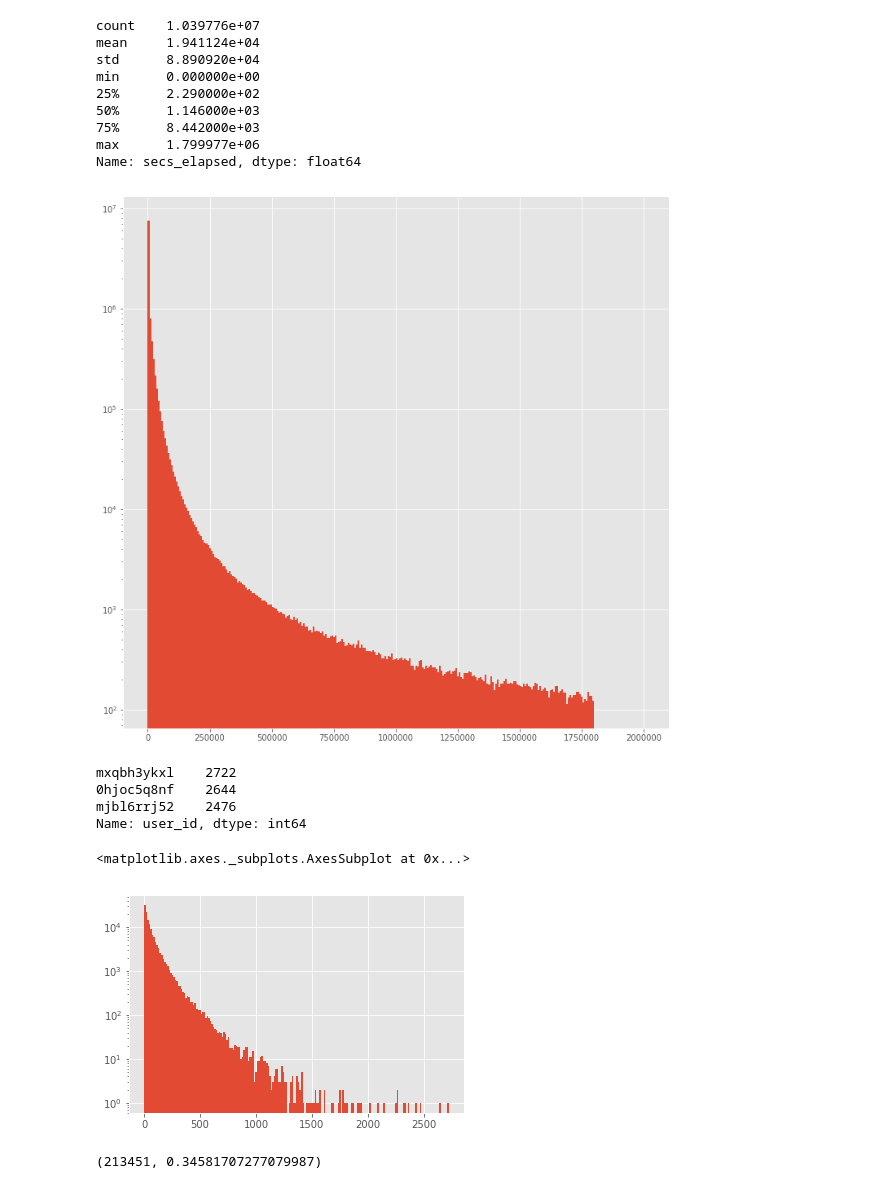
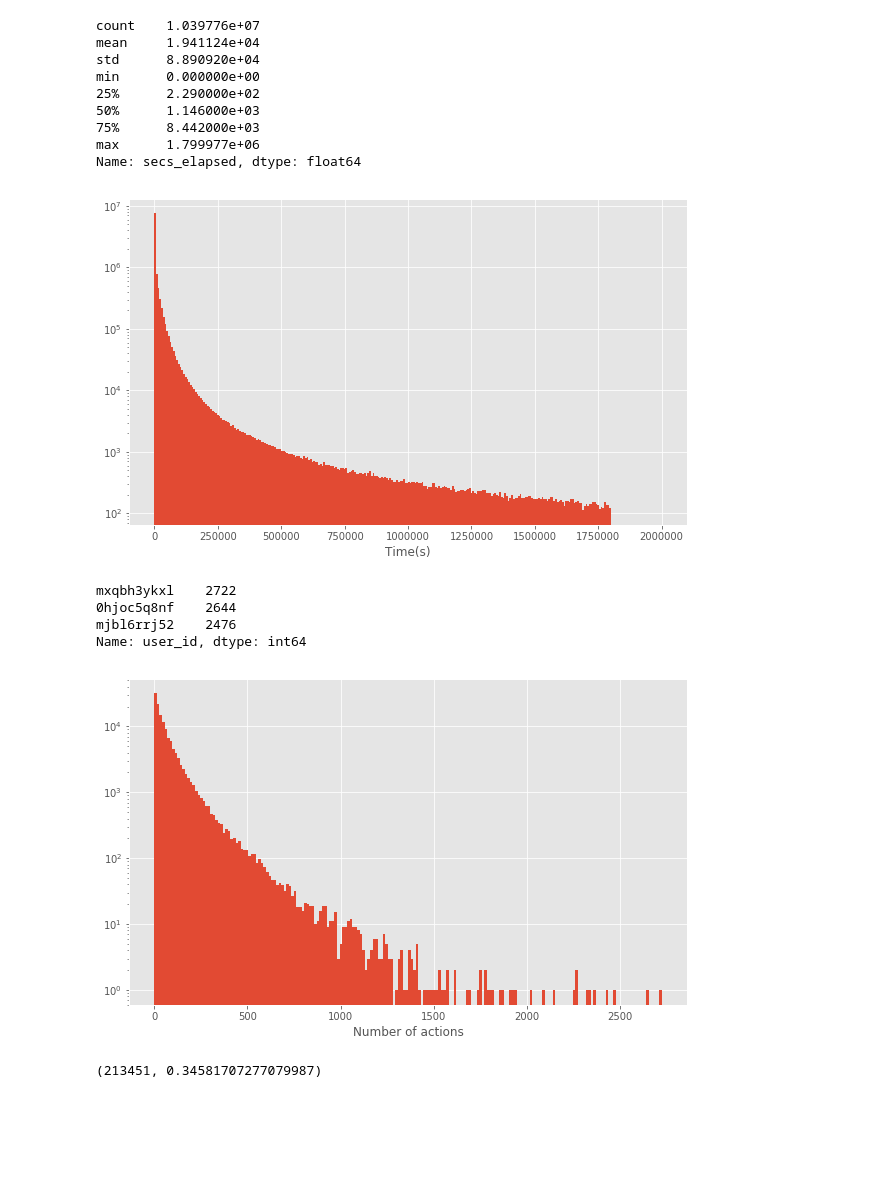
Before and after one commit to xingliuUT/History-Kaggle-Airbnb, a Jupyter notebook: solution.ipynb, the cells around one changed output. Drawn from its saved outputs; the diff is of its cells as text; code cells hidden in the pictures; blank space fills up the shorter version.

```diff
--- a/solution.ipynb
+++ b/solution.ipynb
@@ -230,10 +230,11 @@ max      1.799977e+06
 Name: secs_elapsed, dtype: float64
 # %%
 # gamma regression?
-fig, ax = plt.subplots(figsize = (12, 12))
+fig, ax = plt.subplots(figsize = (10, 6))
 ax.hist(sessions_data.secs_elapsed, range = (0, 2000000), bins = 300, log = True);
+ax.set_xlabel('Time(s)');
 # %% [output]
-[figure, old version]
+[figure, new version]
 # %%
 action_counts = sessions_data.user_id.value_counts()
 # %%
@@ -245,8 +246,9 @@ mjbl6rrj52    2476
 Name: user_id, dtype: int64
 # %%
 # plot histogram of total number of actions per user
-action_counts.hist(bins = 200, log = True)
+fig, ax = plt.subplots(figsize = (10, 6))
+ax.hist(action_counts, bins = 200, log = True);
+ax.set_xlabel('Number of actions');
 # %% [output]
-<matplotlib.axes._subplots.AxesSubplot at 0x...>
-[figure, old version]
+[figure, new version]
 # %%
```
Also changed, not shown: parts of 28 cells of this notebook.
